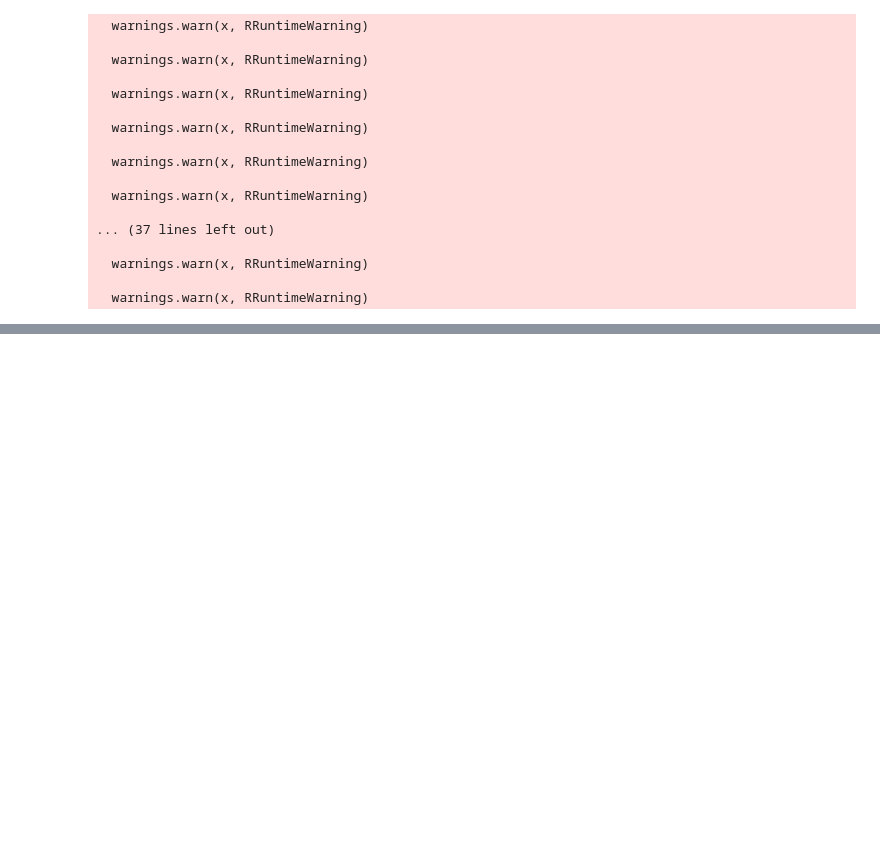
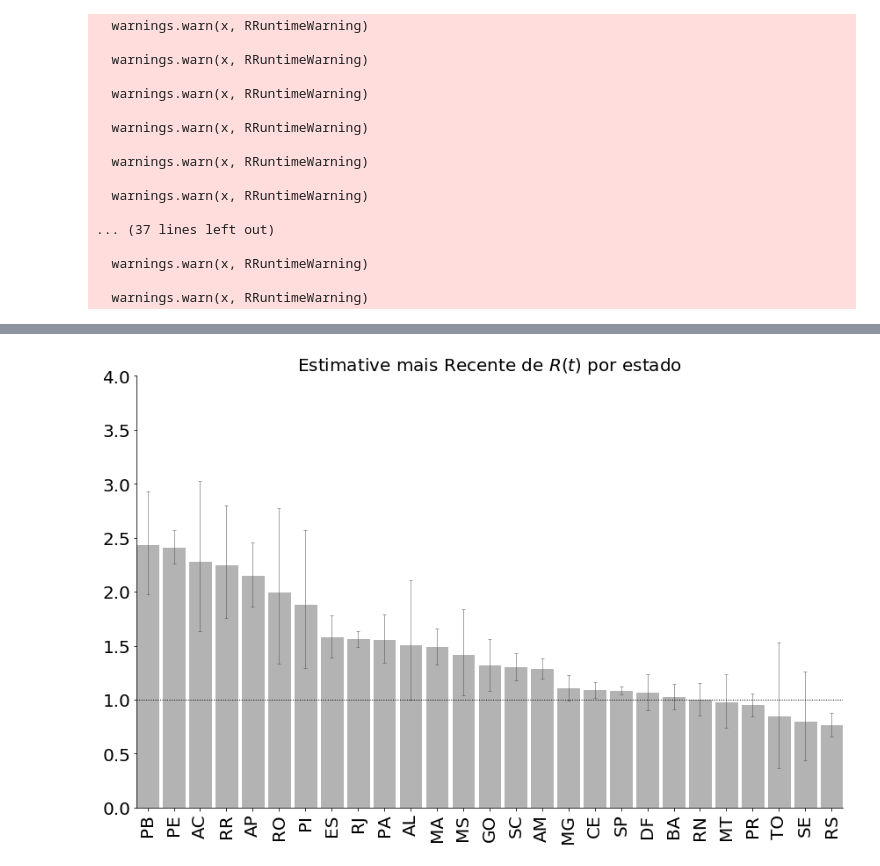
Before and after one commit to flaviovdf/covid19, a Jupyter notebook: Exploration.ipynb, the cells around one changed output, grey strips where cells are left out. Saved outputs shown, nothing was run; the diff lists cells and outputs as text; code cells hidden in the pictures; blank space fills up the shorter version.

Commit message:
Adicionando plot comparativo

```diff
--- a/Exploration.ipynb
+++ b/Exploration.ipynb
@@ -141,3 +146,6 @@ for region in regions:
   warnings.warn(x, RRuntimeWarning)
 
   warnings.warn(x, RRuntimeWarning)
+# %%
+mr = pd.DataFrame(mr)
+mr = mr.set_index('state')
@@ -143,0 +173,62 @@ for region in regions:
+# %%
+def despine(ax=None):
+    if ax is None:
+        ax = plt.gca()
+    # Hide the right and top spines
+    ax.spines['right'].set_visible(False)
+    ax.spines['top'].set_visible(False)
+
+    # Only show ticks on the left and bottom spines
+    ax.yaxis.set_ticks_position('left')
+    ax.xaxis.set_ticks_position('bottom')
+# %%
+FULL_COLOR = [.7,.7,.7]
+NONE_COLOR = [179/255,35/255,14/255]
+PARTIAL_COLOR = [.5,.5,.5]
+ERROR_BAR_COLOR = [.3,.3,.3]
+
+
+def plot_standings(mr, title='Estimative mais Recente de $R(t)$ por estado'):
+    plt.title(title)
+    err = mr[['low', 'high']].sub(mr['mid'], axis=0).abs()
+    bars = plt.bar(mr.index,
+                  mr['mid'],
+                  width=.825,
+                  color=FULL_COLOR,
+                  ecolor=ERROR_BAR_COLOR,
+                  capsize=2,
+                  error_kw={'alpha':.5, 'lw':1},
+                  yerr=err.values.T)
+
+    for bar, state_name in zip(bars, mr.index):
+        bar.set_color([.7,.7,.7])
+
+    labels = mr.index
+    ax = plt.gca()
+    ax.set_xticklabels(labels, rotation=90)
+    ax.margins(0)
+    ax.set_ylim(0, 4.)
+    ax.axhline(1.0, linestyle=':', color='k', lw=1)
+
+    #leg = ax.legend(handles=[
+    #                    Patch(label='Full', color=FULL_COLOR),
+    #                    Patch(label='Partial', color=PARTIAL_COLOR),
+    #                    Patch(label='None', color=NONE_COLOR)
+    #                ],
+    #                title='Lockdown',
+    #                ncol=3,
+    #                loc='upper left',
+    #                columnspacing=.75,
+    #                handletextpad=.5,
+    #                handlelength=1)
+
+    #leg._legend_box.align = "left"
+    #fig.set_facecolor('w')
+    despine()
+    plt.tight_layout()
+    plt.savefig('./plots/comparativo.png')
+
+mr.sort_values('mid', inplace=True, ascending=False)
+plot_standings(mr);
+# %% [output]
+[figure, added]
```
Also changed, not shown: parts of 3 cells of this notebook, 1 other file.
